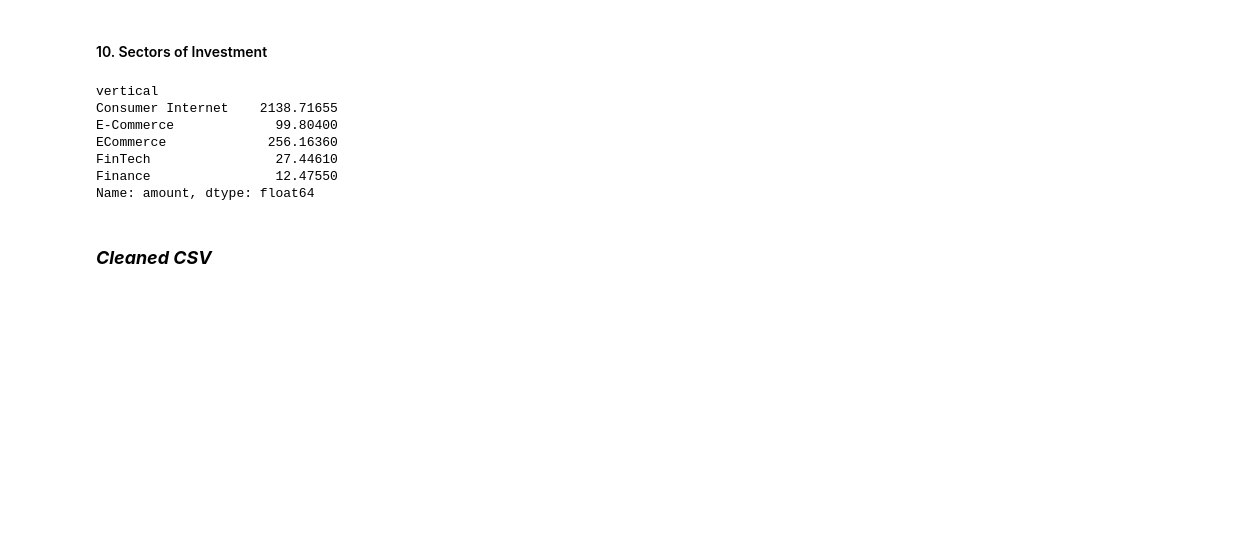
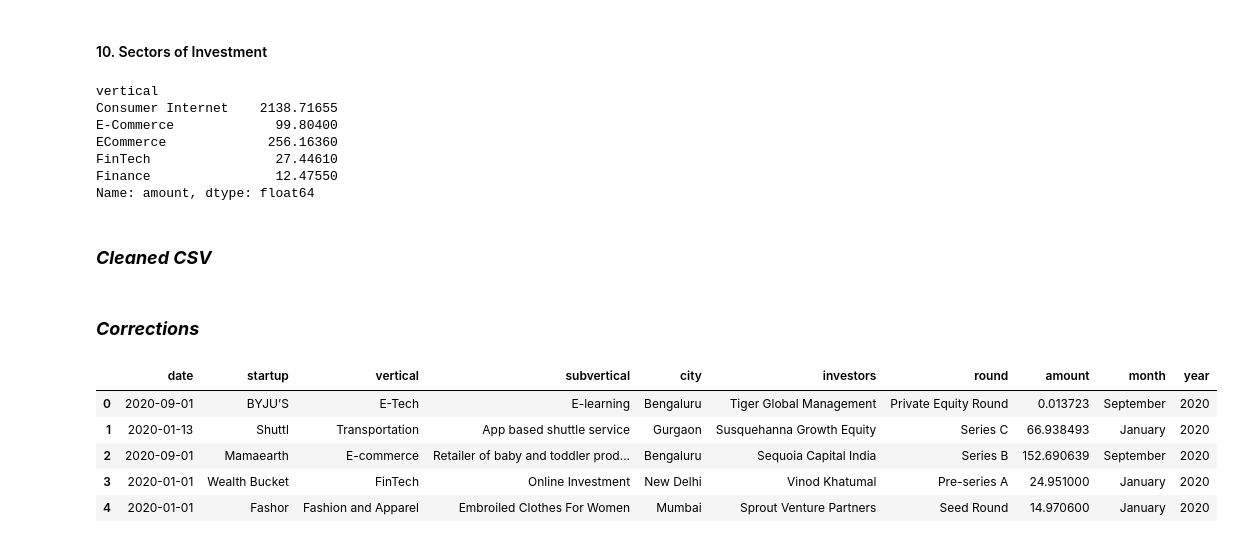
Before and after one commit to nirmit27/startup-dashboard, a Jupyter notebook: indian-startup-streamlit.ipynb, the cells around one changed output. Saved outputs shown, nothing was run; the diff lists cells and outputs as text; code cells hidden in the pictures; blank space fills up the shorter version.

```diff
--- a/indian-startup-streamlit.ipynb
+++ b/indian-startup-streamlit.ipynb
@@ -584,3 +584,16 @@ Name: amount, dtype: float64
 ### ***Cleaned CSV***
 # %%
 df.to_csv('resources/startup_cleaned.csv',index=False)
+# %% [markdown]
+### ***Corrections***
+# %%
+cdf = pd.read_csv('resources/startup_cleaned.csv')
+
+cdf.head()
+# %% [output]
+|  | date | startup | vertical | subvertical | city | investors | round | amount | month | year |
+| 0 | 2020-09-01 | BYJU’S | E-Tech | E-learning | Bengaluru | Tiger Global Management | Private Equity Round | 0.013723 | September | 2020 |
+| 1 | 2020-01-13 | Shuttl | Transportation | App based shuttle service | Gurgaon | Susquehanna Growth Equity | Series C | 66.938493 | January | 2020 |
+| 2 | 2020-09-01 | Mamaearth | E-commerce | Retailer of baby and toddler prod... | Bengaluru | Sequoia Capital India | Series B | 152.690639 | September | 2020 |
+| 3 | 2020-01-01 | Wealth Bucket | FinTech | Online Investment | New Delhi | Vinod Khatumal | Pre-series A | 24.951000 | January | 2020 |
+| 4 | 2020-01-01 | Fashor | Fashion and Apparel | Embroiled Clothes For Women | Mumbai | Sprout Venture Partners | Seed Round | 14.970600 | January | 2020 |
```
Also changed, not shown: parts of 1 cell of this notebook, 2 other files.
